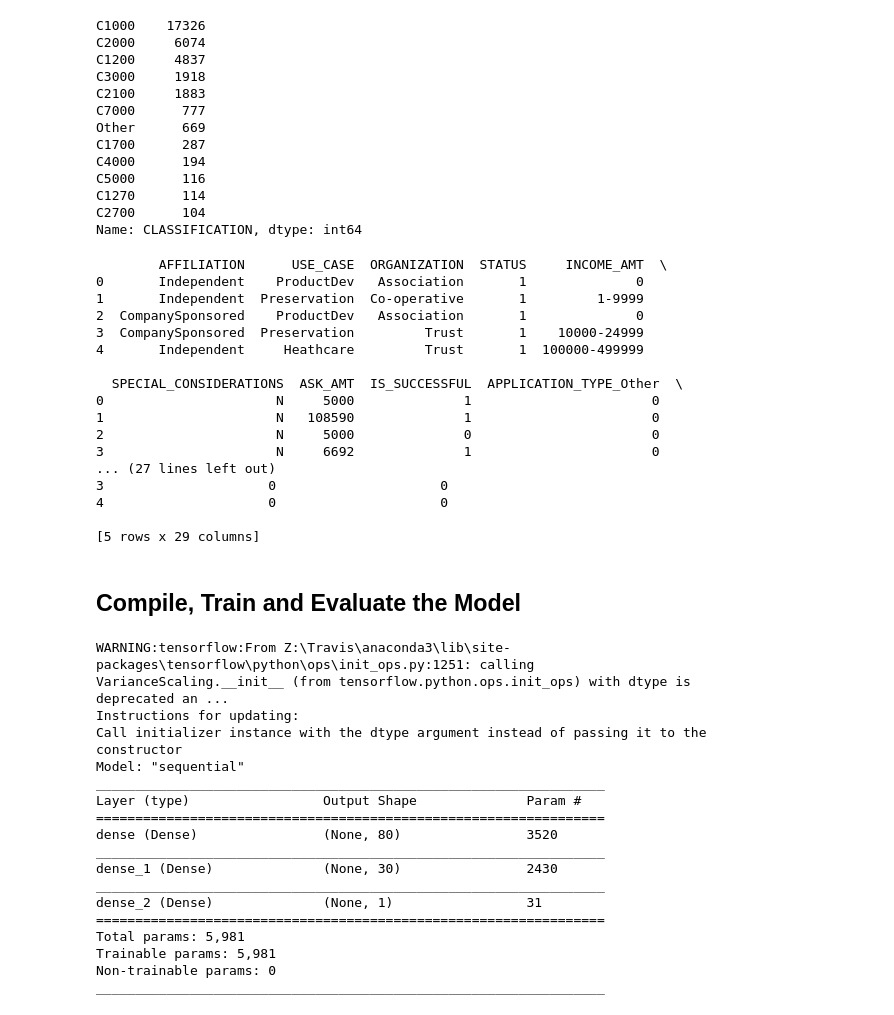
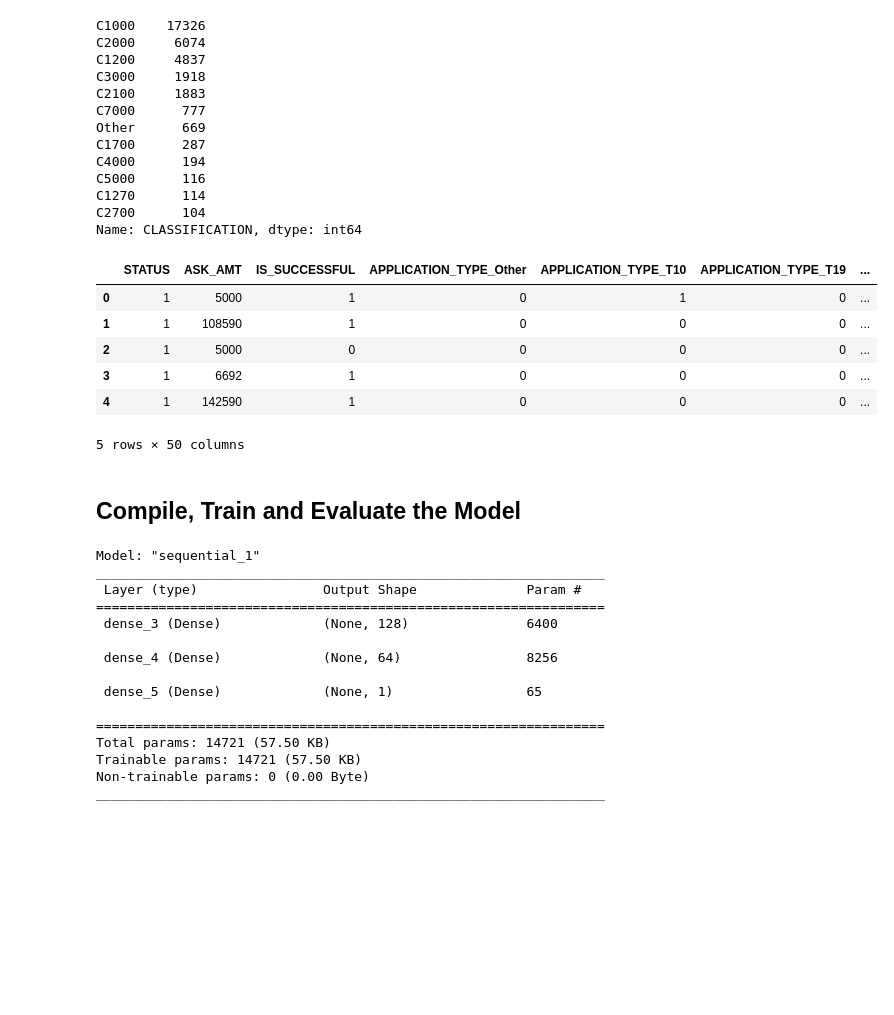
Before and after one commit to DebK76/deep-learning-challenge, a Jupyter notebook: Starter_Code.ipynb, the cells around one changed output. Cells and saved outputs as stored; diff of their text form; code cells hidden in the pictures; blank space fills up the shorter version.

```diff
--- a/Starter_Code.ipynb
+++ b/Starter_Code.ipynb
@@ -198,32 +198,18 @@ C5000      116
 C1270      114
 C2700      104
 Name: CLASSIFICATION, dtype: int64
-# %%
-# Convert categorical data to numeric with `pd.get_dummies`
-categorical_columns = ['APPLICATION_TYPE', 'CLASSIFICATION']  # Add other categorical columns as needed
-
-# Use pd.get_dummies to convert categorical data to numeric
-application_df = pd.get_dummies(application_df, columns=categorical_columns)
-
-# Check the updated DataFrame with dummy variables
-print(application_df.head())
-# %% [output]
-        AFFILIATION      USE_CASE  ORGANIZATION  STATUS     INCOME_AMT  \
-0       Independent    ProductDev   Association       1              0
-1       Independent  Preservation  Co-operative       1         1-9999
-2  CompanySponsored    ProductDev   Association       1              0
-3  CompanySponsored  Preservation         Trust       1    10000-24999
-4       Independent     Heathcare         Trust       1  100000-499999
-
-  SPECIAL_CONSIDERATIONS  ASK_AMT  IS_SUCCESSFUL  APPLICATION_TYPE_Other  \
-0                      N     5000              1                       0
-1                      N   108590              1                       0
-2                      N     5000              0                       0
-3                      N     6692              1                       0
-... (27 lines left out)
-3                     0                     0
-4                     0                     0
-
-[5 rows x 29 columns]
+# %%
+# Convert categorical data to numeric with `pd.get_dummies`
+dummies = pd.get_dummies(application_df)
+
+dummies.head()
+# %% [output]
+|  | STATUS | ASK_AMT | IS_SUCCESSFUL | APPLICATION_TYPE_Other | APPLICATION_TYPE_T10 | APPLICATION_TYPE_T19 | ... |
+| 0 | 1 | 5000 | 1 | 0 | 1 | 0 | ... |
+| 1 | 1 | 108590 | 1 | 0 | 0 | 0 | ... |
+| 2 | 1 | 5000 | 0 | 0 | 0 | 0 | ... |
+| 3 | 1 | 6692 | 1 | 0 | 0 | 0 | ... |
+| 4 | 1 | 142590 | 1 | 0 | 0 | 0 | ... |
+5 rows × 50 columns
 # %%
 # Split our preprocessed data into our features and target arrays
@@ -245,36 +232,34 @@ X_test_scaled = X_scaler.transform(X_test)
 ## Compile, Train and Evaluate the Model
 # %%
 # Define the model - deep neural net, i.e., the number of input features and hidden nodes for each layer.
-#  YOUR CODE GOES HERE
+input_features = X_train_scaled.shape[1]
 
 nn = tf.keras.models.Sequential()
 
 # First hidden layer
-#  YOUR CODE GOES HERE
+nn.add(tf.keras.layers.Dense(units=128, activation='relu', input_dim=input_features))
 
 # Second hidden layer
-#  YOUR CODE GOES HERE
+nn.add(tf.keras.layers.Dense(units=64, activation='relu'))
 
 # Output layer
-#  YOUR CODE GOES HERE
+nn.add(tf.keras.layers.Dense(units=1, activation='sigmoid'))
 
 # Check the structure of the model
 nn.summary()
 # %% [output]
-WARNING:tensorflow:From Z:\Travis\anaconda3\lib\site-packages\tensorflow\python\ops\init_ops.py:1251: calling VarianceScaling.__init__ (from tensorflow.python.ops.init_ops) with dtype is deprecated an ...
-Instructions for updating:
-Call initializer instance with the dtype argument instead of passing it to the constructor
-Model: "sequential"
+Model: "sequential_1"
 _________________________________________________________________
-Layer (type)                 Output Shape              Param #
+ Layer (type)                Output Shape              Param #
 =================================================================
-dense (Dense)                (None, 80)                3520
+ dense_3 (Dense)             (None, 128)               6400
+
+ dense_4 (Dense)             (None, 64)                8256
+
+ dense_5 (Dense)             (None, 1)                 65
+
+=================================================================
+Total params: 14721 (57.50 KB)
+Trainable params: 14721 (57.50 KB)
+Non-trainable params: 0 (0.00 Byte)
 _________________________________________________________________
-dense_1 (Dense)              (None, 30)                2430
-_________________________________________________________________
-dense_2 (Dense)              (None, 1)                 31
-=================================================================
-Total params: 5,981
-Trainable params: 5,981
-Non-trainable params: 0
-_________________________________________________________________
```
Also changed, not shown: parts of 7 cells of this notebook.
